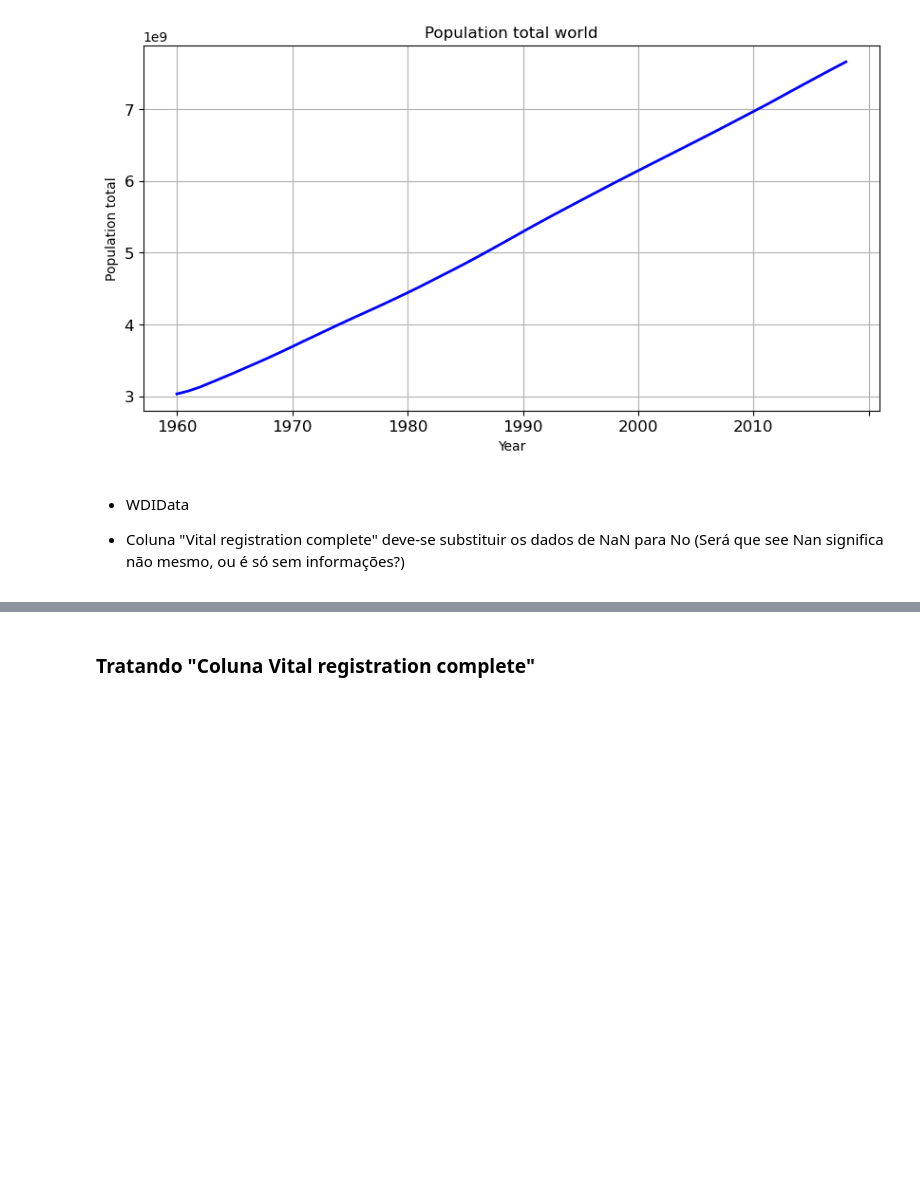
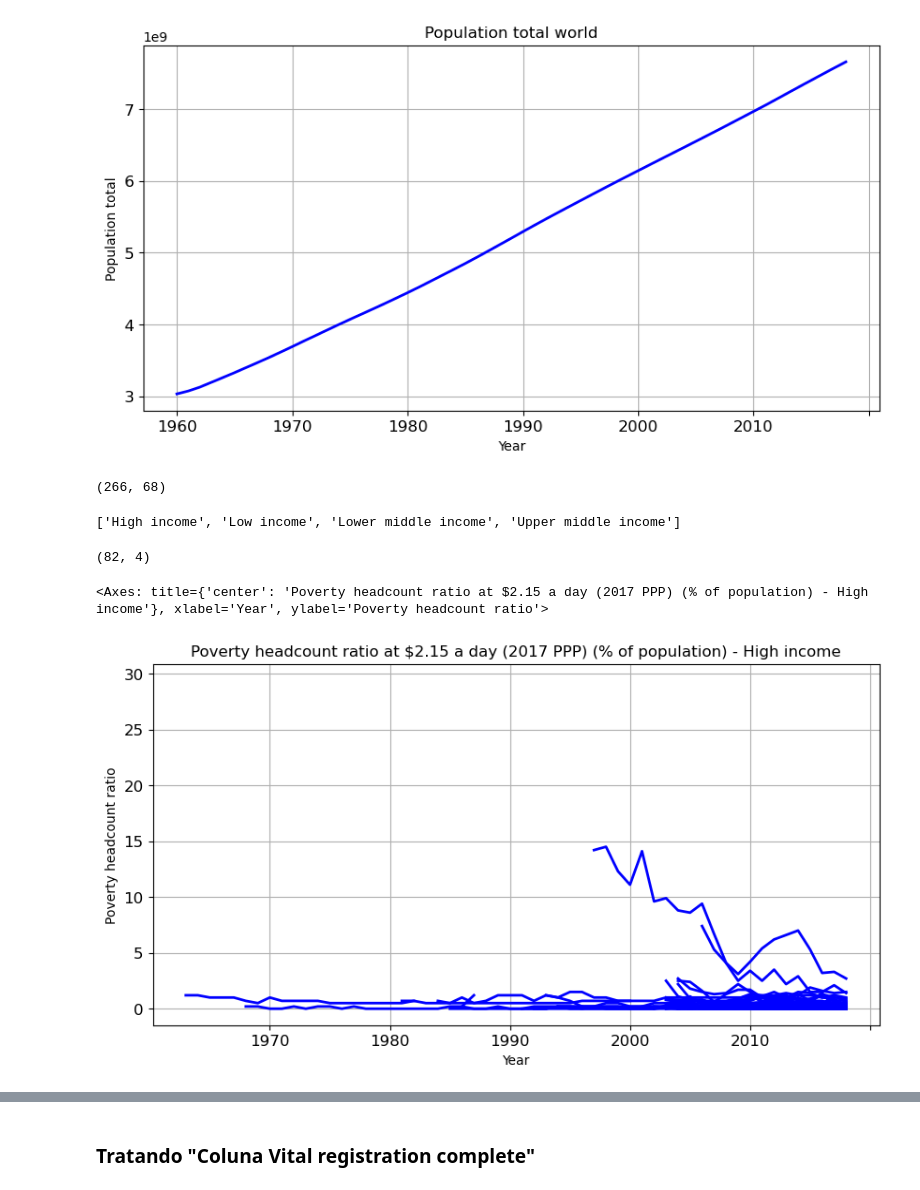
Before and after one commit to renatofreitasRR/TecnicasProgramacaoAda, a Jupyter notebook: 02 - analises.ipynb, the cells around one changed output, grey strips where cells are left out. Drawn from its saved outputs; the diff is of its cells as text; code cells hidden in the pictures; blank space fills up the shorter version.

Commit message:
Merge dados de indicadores e grupos de paises

```diff
--- a/02 - analises.ipynb
+++ b/02 - analises.ipynb
@@ -216,8 +216,27 @@ population_total_world.loc[:, "1960":"2018"].T.plot( legend = False, title = "Po
 # %% [output]
 <Axes: title={'center': 'Population total world'}, xlabel='Year', ylabel='Population total'>
 [figure]
-# %% [markdown]
-
-- WDIData
-
-- Coluna "Vital registration complete" deve-se substituir os dados de NaN para No (Será que see Nan significa não mesmo, ou é só sem informações?)
+# %%
+poverty_headcount_ratio.shape
+# %% [output]
+(266, 68)
+# %%
+incomegroups
+# %% [output]
+['High income', 'Low income', 'Lower middle income', 'Upper middle income']
+# %%
+high_income = wdi_country_Slice[wdi_country_Slice['Income Group'] == 'High income']
+low_income = wdi_country_Slice[wdi_country_Slice['Income Group'] == 'Low income']
+high_income.shape
+# %% [output]
+(82, 4)
+# %%
+high_income_indicator_poverty = high_income.merge(poverty_headcount_ratio, on = 'Country Code', how = 'inner')
+low_income_indicator_poverty = low_income.merge(poverty_headcount_ratio, on = 'Country Code', how = 'inner')
+# %%
+high_income_indicator_poverty.loc[:, "1960":"2018"].T.plot(legend = False, title = "Poverty headcount ratio at $2.15 a day (2017 PPP) (% of population) - High income",
+                                                            color = "blue", figsize = (10, 5), grid = True, linewidth = 2,
+                                                            xlabel = "Year", ylabel = "Poverty headcount ratio", fontsize = 12)
+# %% [output]
+<Axes: title={'center': 'Poverty headcount ratio at $2.15 a day (2017 PPP) (% of population) - High income'}, xlabel='Year', ylabel='Poverty headcount ratio'>
+[figure, added]
```
Also changed, not shown: parts of 4 cells of this notebook, 2 other files.
